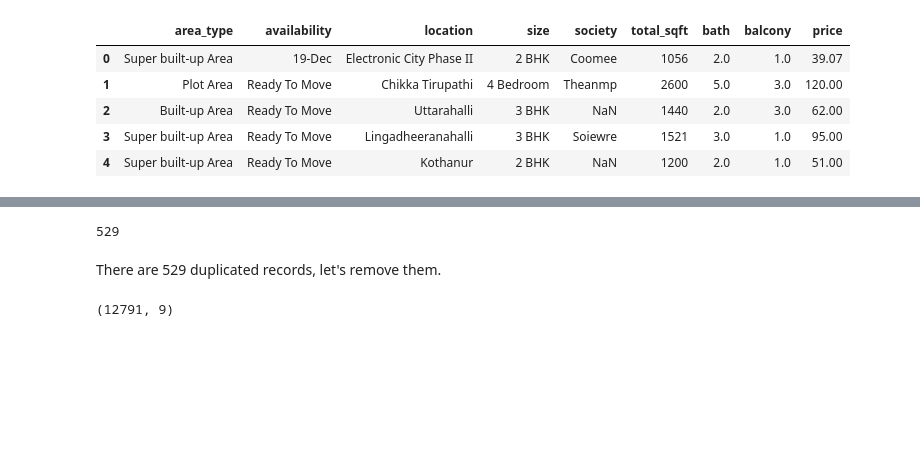
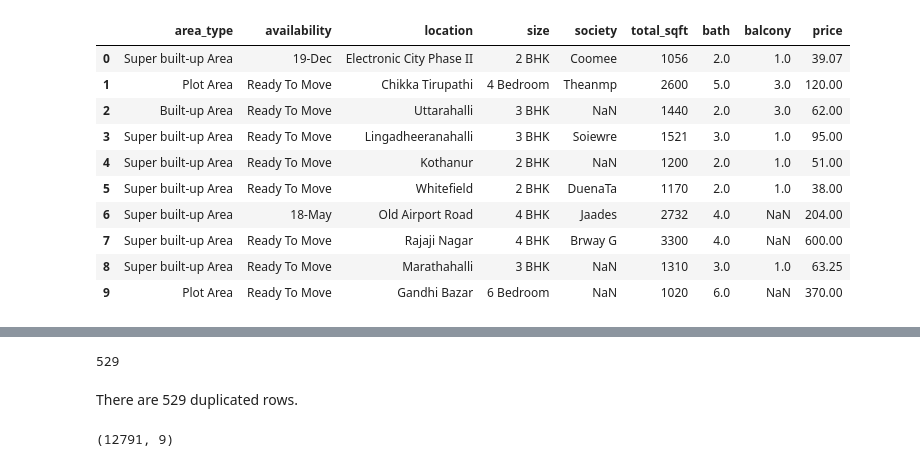
Before and after one commit to ankush0699/FSDSmaster_assessment_10_03_2024, a Jupyter notebook: ML_question_2_bengaluru_price_prediction.ipynb, the cells around one changed output, grey strips where cells are left out. Saved outputs shown, nothing was run; the diff lists cells and outputs as text; code cells hidden in the pictures; blank space fills up the shorter version.

```diff
--- a/ML_question_2_bengaluru_price_prediction.ipynb
+++ b/ML_question_2_bengaluru_price_prediction.ipynb
@@ -15,12 +14,17 @@ from sklearn.model_selection import train_test_split, GridSearchCV
 # %%
-df = pd.read_csv(r"C:\\FSDS\\Assessment\\FSDSmaster_assessment_10_03_2024\\notebooks\\data\\Benguluru.csv")
+data= pd.read_csv(r"C:\\FSDS\\Assessment\\FSDSmaster_assessment_10_03_2024\\notebooks\\data\\Benguluru.csv")
 # %%
-df.head()
+data.head(10)
 # %% [output]
 |  | area_type | availability | location | size | society | total_sqft | bath | balcony | price |
 | 0 | Super built-up Area | 19-Dec | Electronic City Phase II | 2 BHK | Coomee | 1056 | 2.0 | 1.0 | 39.07 |
 | 1 | Plot Area | Ready To Move | Chikka Tirupathi | 4 Bedroom | Theanmp | 2600 | 5.0 | 3.0 | 120.00 |
 | 2 | Built-up Area | Ready To Move | Uttarahalli | 3 BHK | NaN | 1440 | 2.0 | 3.0 | 62.00 |
 | 3 | Super built-up Area | Ready To Move | Lingadheeranahalli | 3 BHK | Soiewre | 1521 | 3.0 | 1.0 | 95.00 |
 | 4 | Super built-up Area | Ready To Move | Kothanur | 2 BHK | NaN | 1200 | 2.0 | 1.0 | 51.00 |
+| 5 | Super built-up Area | Ready To Move | Whitefield | 2 BHK | DuenaTa | 1170 | 2.0 | 1.0 | 38.00 |
+| 6 | Super built-up Area | 18-May | Old Airport Road | 4 BHK | Jaades | 2732 | 4.0 | NaN | 204.00 |
+| 7 | Super built-up Area | Ready To Move | Rajaji Nagar | 4 BHK | Brway G | 3300 | 4.0 | NaN | 600.00 |
+| 8 | Super built-up Area | Ready To Move | Marathahalli | 3 BHK | NaN | 1310 | 3.0 | 1.0 | 63.25 |
+| 9 | Plot Area | Ready To Move | Gandhi Bazar | 6 Bedroom | NaN | 1020 | 6.0 | NaN | 370.00 |
 # %%
@@ -47,5 +51,5 @@ df.duplicated().sum()
 # %% [output]
 529
 # %% [markdown]
-There are 529 duplicated records, let's remove them.
+There are 529 duplicated rows.
 # %%
```
Also changed, not shown: parts of 55 cells of this notebook.
